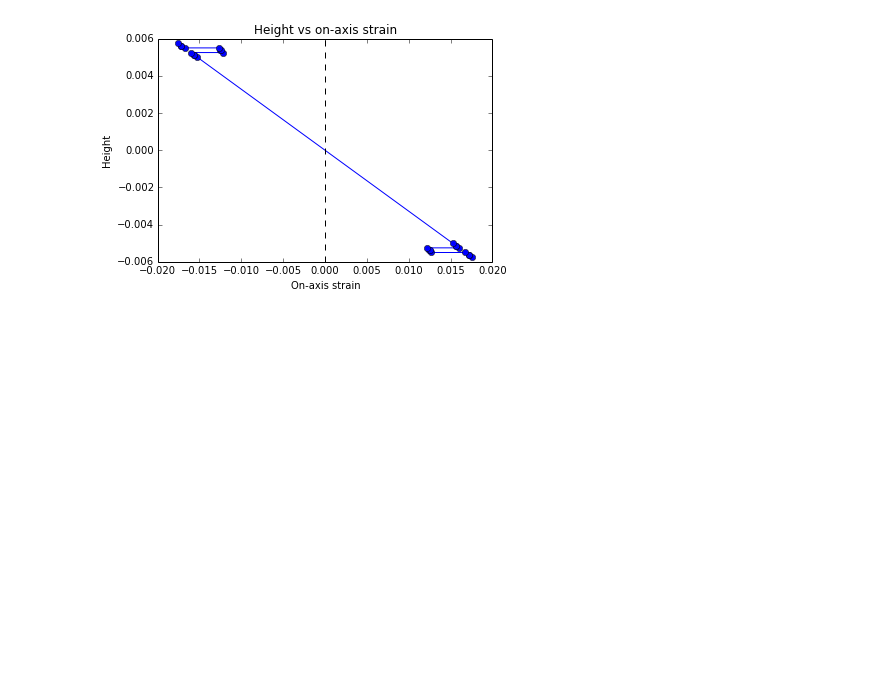
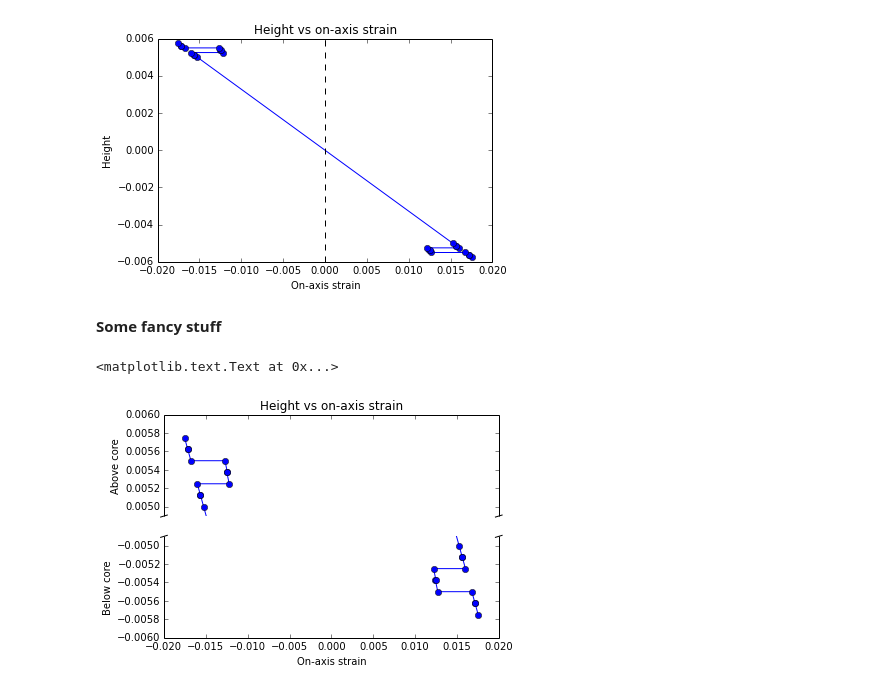
Before and after one commit to elainecraigie/mcgill_mech_530_selimb, a Jupyter notebook: composites_assignment_4.ipynb, the cells around one changed output. Cells and saved outputs as stored; diff of their text form; code cells hidden in the pictures; blank space fills up the shorter version.

Commit message:
New plot. Print D matrices

```diff
--- a/composites_assignment_4.ipynb
+++ b/composites_assignment_4.ipynb
@@ -46 +157,3 @@ z = [getattr(layer,pos) for layer in sim.laminate.layers for pos in ['z_bot','z_
+# %%
+z = sim.laminate.z_array.flatten()
 # %%
@@ -56,3 +167,31 @@ ax.plot([0.0,0.0],[-0.006,0.006],'--k')
 plt.show()
 # %% [output]
 [figure]
+# %% [markdown]
+**Some fancy stuff**
+# %%
+#http://matplotlib.org/examples/pylab_examples/broken_axis.html
+f,(ax,ax2) = plt.subplots(2,1,sharex=True)
+ax.plot(np.vstack(sim.on_strain)[:,0],z,'-bo')
+ax2.plot(np.vstack(sim.on_strain)[:,0],z,'-bo')
+ax.set_ylim(0.0049,0.006); ax2.set_ylim(-0.006,-0.0049)
+ax.spines['bottom'].set_visible(False)
+ax2.spines['top'].set_visible(False)
+ax.xaxis.tick_top()
+ax.tick_params(labeltop='off')
+ax2.xaxis.tick_bottom()
+d = 0.01
+kwargs = dict(transform=ax.transAxes,color = 'k',clip_on = False)
+ax.plot((-d,+d),(-d,+d), **kwargs)      # top-left diagonal
+ax.plot((1-d,1+d),(-d,+d), **kwargs)    # top-right diagonal
+
+kwargs.update(transform=ax2.transAxes)  # switch to the bottom axes
+ax2.plot((-d,+d),(1-d,1+d), **kwargs)   # bottom-left diagonal
+ax2.plot((1-d,1+d),(1-d,1+d), **kwargs) # bottom-right diagonal
+
+ax.set_ylabel('Above core');ax2.set_xlabel('On-axis strain')
+ax2.set_ylabel('Below core')
+ax.set_title('Height vs on-axis strain' )
+# %% [output]
+<matplotlib.text.Text at 0x...>
+[figure, added]
```
Also changed, not shown: parts of 25 cells of this notebook, 1 other file.
